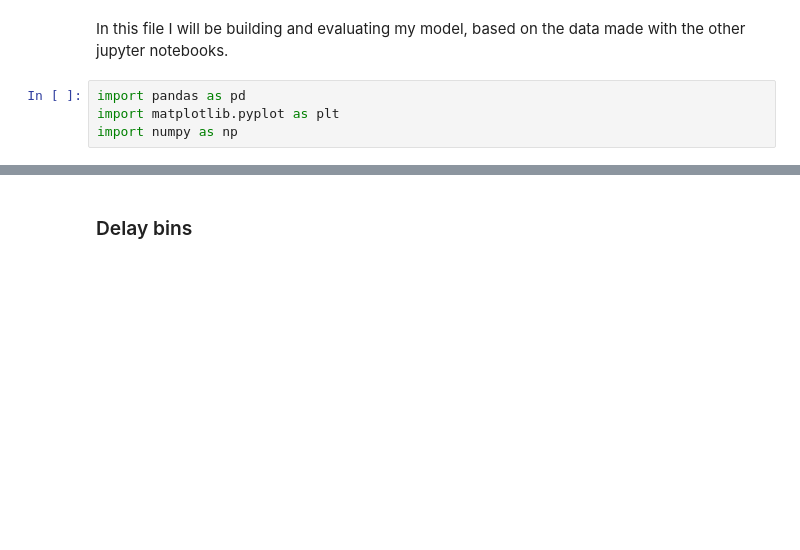
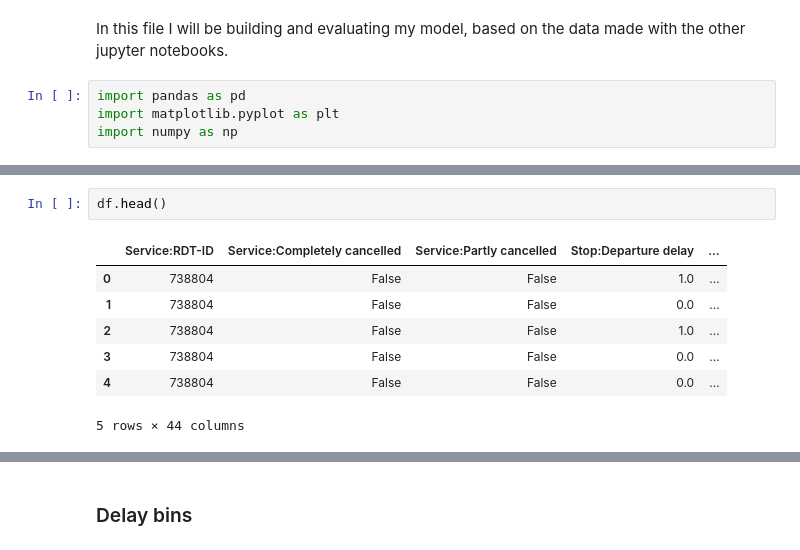
Before and after one commit to BramWillems/Personal-Challenge-NS-Treinen, a Jupyter notebook: model.ipynb, the cells around one changed output, grey strips where cells are left out. Cells and saved outputs as stored; diff of their text form; blank space fills up the shorter version.

```diff
--- a/model.ipynb
+++ b/model.ipynb
@@ -11,0 +12,10 @@ len(df)
+# %%
+df.head()
+# %% [output]
+|  | Service:RDT-ID | Service:Completely cancelled | Service:Partly cancelled | Stop:Departure delay | ... |
+| 0 | 738804 | False | False | 1.0 | ... |
+| 1 | 738804 | False | False | 0.0 | ... |
+| 2 | 738804 | False | False | 1.0 | ... |
+| 3 | 738804 | False | False | 0.0 | ... |
+| 4 | 738804 | False | False | 0.0 | ... |
+5 rows × 44 columns
```
Also changed, not shown: parts of 7 cells of this notebook, 1 other file.
